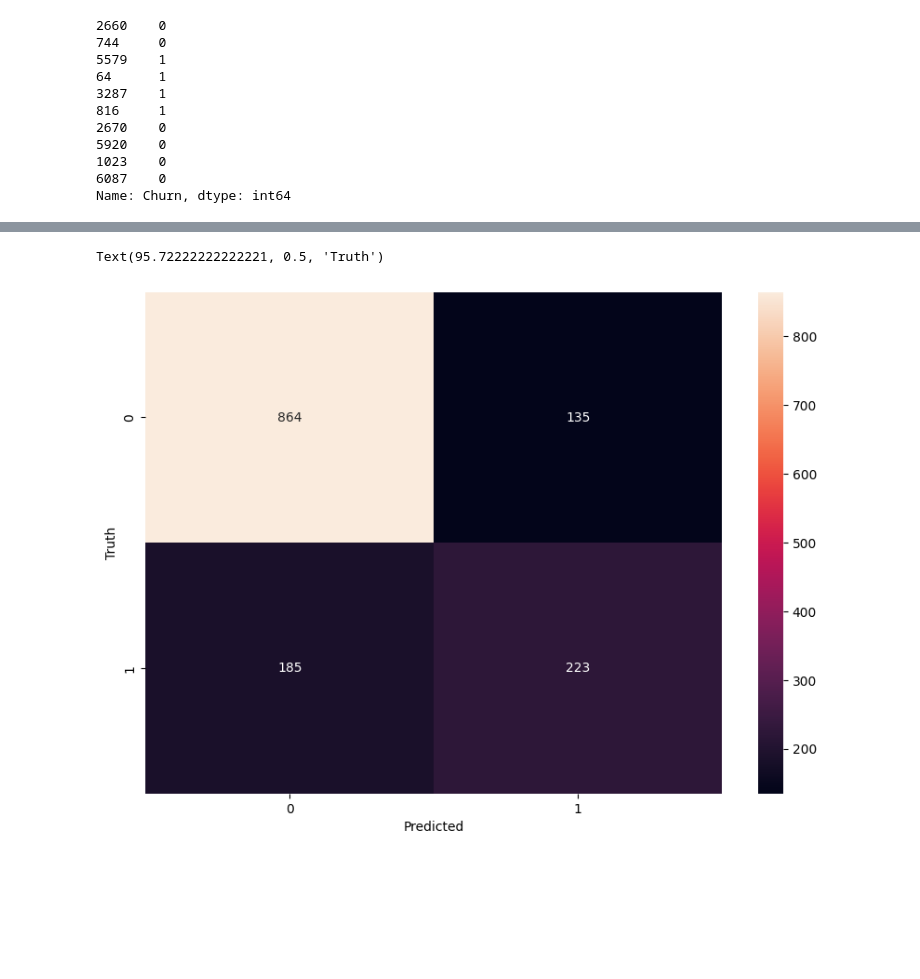
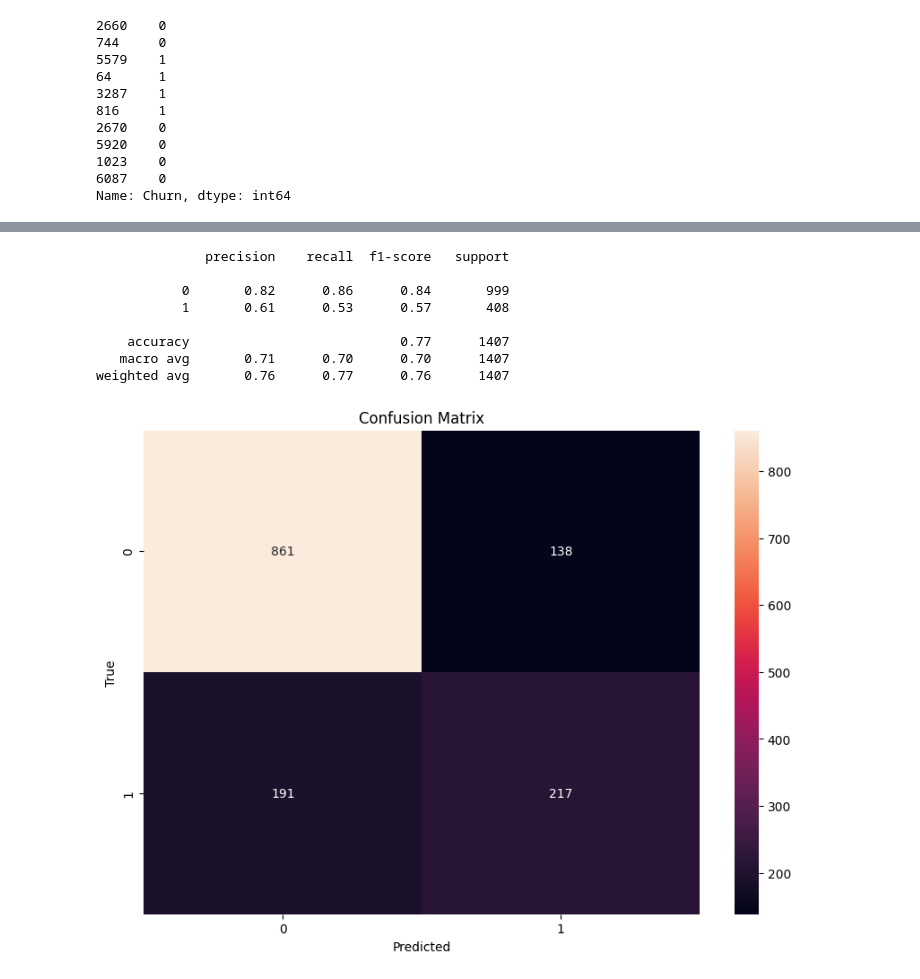
Before and after one commit to suhanikalra/deep_learning_practice, a Jupyter notebook: customer_churn.ipynb, the cells around one changed output, grey strips where cells are left out. Drawn from its saved outputs; the diff is of its cells as text; code cells hidden in the pictures; blank space fills up the shorter version.

```diff
--- a/customer_churn.ipynb
+++ b/customer_churn.ipynb
@@ -396,12 +402,23 @@ weighted avg       0.77      0.77      0.77      1407
 # %%
+# Make predictions and print classification report
+y_pred = (yp > 0.5).astype(int)
+print(classification_report(y_test, y_pred))
 
-import seaborn as sn
-cm = tf.math.confusion_matrix(labels=y_test,predictions=y_pred)
-
-plt.figure(figsize = (10,7))
-sn.heatmap(cm, annot=True, fmt='d')
+# Plot confusion matrix
+cm = confusion_matrix(y_test, y_pred)
+plt.figure(figsize=(10, 7))
+sns.heatmap(cm, annot=True, fmt='d')
 plt.xlabel('Predicted')
-plt.ylabel('Truth')
+plt.ylabel('True')
+plt.title('Confusion Matrix')
+plt.show()
 # %% [output]
-Text(95.72222222222221, 0.5, 'Truth')
+              precision    recall  f1-score   support
+
+           0       0.82      0.86      0.84       999
+           1       0.61      0.53      0.57       408
+
+    accuracy                           0.77      1407
+   macro avg       0.71      0.70      0.70      1407
+weighted avg       0.76      0.77      0.76      1407
-[figure, old version]
+[figure, new version]
```
Also changed, not shown: parts of 6 cells of this notebook, 1 other file.
